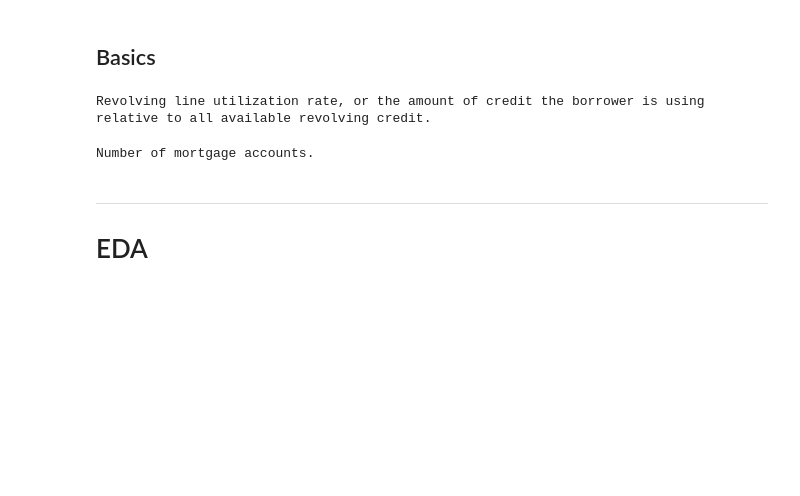
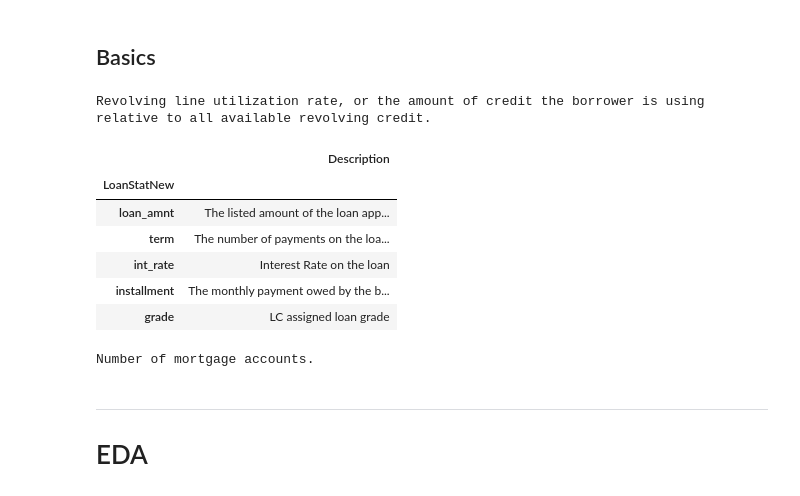
Before and after one commit to Naama000/TensorFlow-and-Keras, a Jupyter notebook: Solo Coding Keras Landing Club project.ipynb, the cells around one changed output. Drawn from its saved outputs; the diff is of its cells as text; code cells hidden in the pictures; blank space fills up the shorter version.

```diff
--- a/Solo Coding Keras Landing Club project.ipynb
+++ b/Solo Coding Keras Landing Club project.ipynb
@@ -189,6 +189,16 @@ data_info = pd.read_csv('../DATA/lending_club_info.csv',index_col='LoanStatNew')
 print(data_info.loc['revol_util']['Description'])
 # %% [output]
 Revolving line utilization rate, or the amount of credit the borrower is using relative to all available revolving credit.
+# %%
+data_info.head()
+# %% [output]
+|  | Description |
+| LoanStatNew |  |
+| loan_amnt | The listed amount of the loan app... |
+| term | The number of payments on the loa... |
+| int_rate | Interest Rate on the loan |
+| installment | The monthly payment owed by the b... |
+| grade | LC assigned loan grade |
 # %%
 def feat_info(col_name):
     print(data_info.loc[col_name]['Description'])
```
Also changed, not shown: parts of 206 cells of this notebook.
